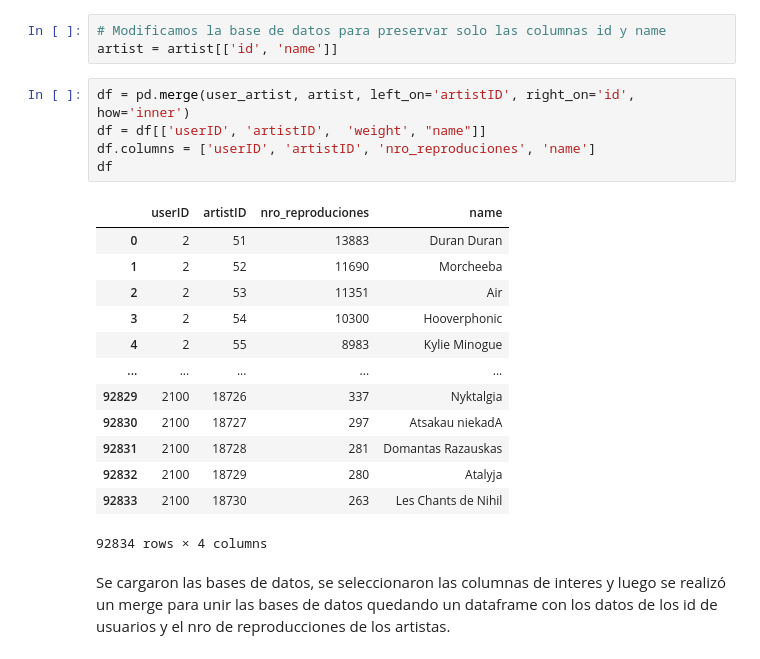
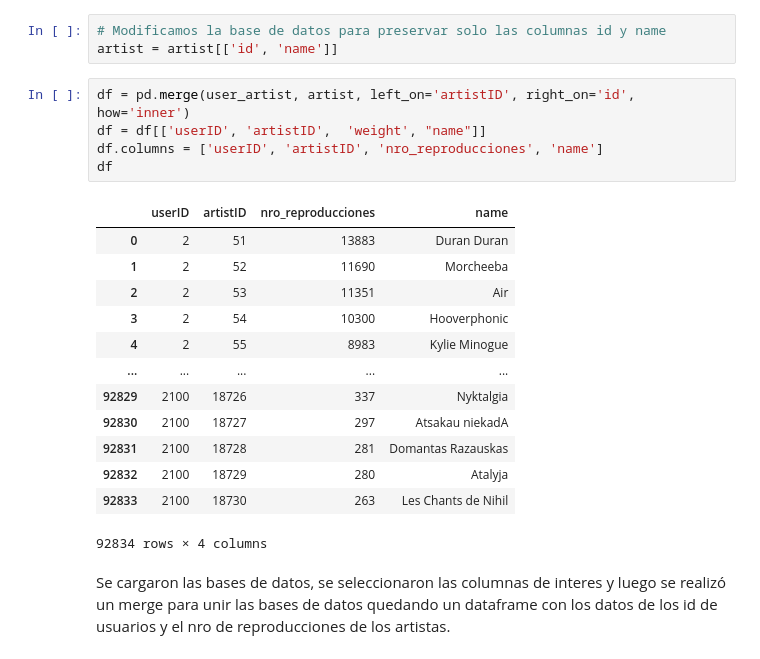
Before and after one commit to sebastian23escobar/Aprendizaje_no_supervisado, a Jupyter notebook: Taller3/S5_LC_Taller_Colab.ipynb, the cells around one changed output. Saved outputs shown, nothing was run; the diff lists cells and outputs as text.

```diff
--- a/Taller3/S5_LC_Taller_Colab.ipynb
+++ b/Taller3/S5_LC_Taller_Colab.ipynb
@@ -64,10 +64,10 @@ artist = artist[['id', 'name']]
 # %%
 df = pd.merge(user_artist, artist, left_on='artistID', right_on='id', how='inner')
 df = df[['userID', 'artistID',  'weight', "name"]]
-df.columns = ['userID', 'artistID', 'nro_reproduciones', 'name']
+df.columns = ['userID', 'artistID', 'nro_reproducciones', 'name']
 df
 # %% [output]
-|  | userID | artistID | nro_reproduciones | name |
+|  | userID | artistID | nro_reproducciones | name |
 | 0 | 2 | 51 | 13883 | Duran Duran |
 | 1 | 2 | 52 | 11690 | Morcheeba |
 | 2 | 2 | 53 | 11351 | Air |
```
Also changed, not shown: parts of 7 cells of this notebook.
